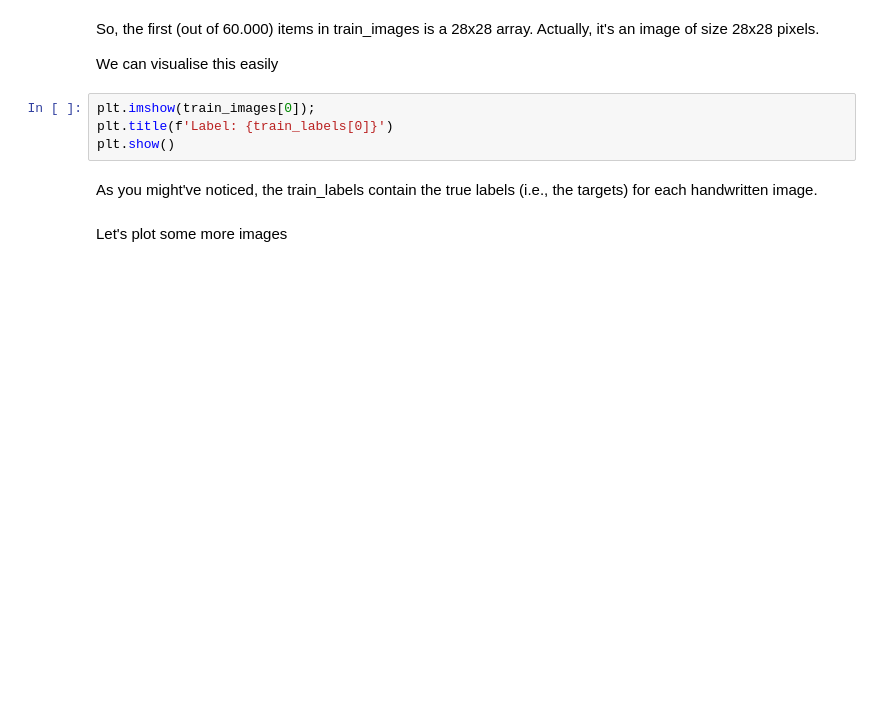
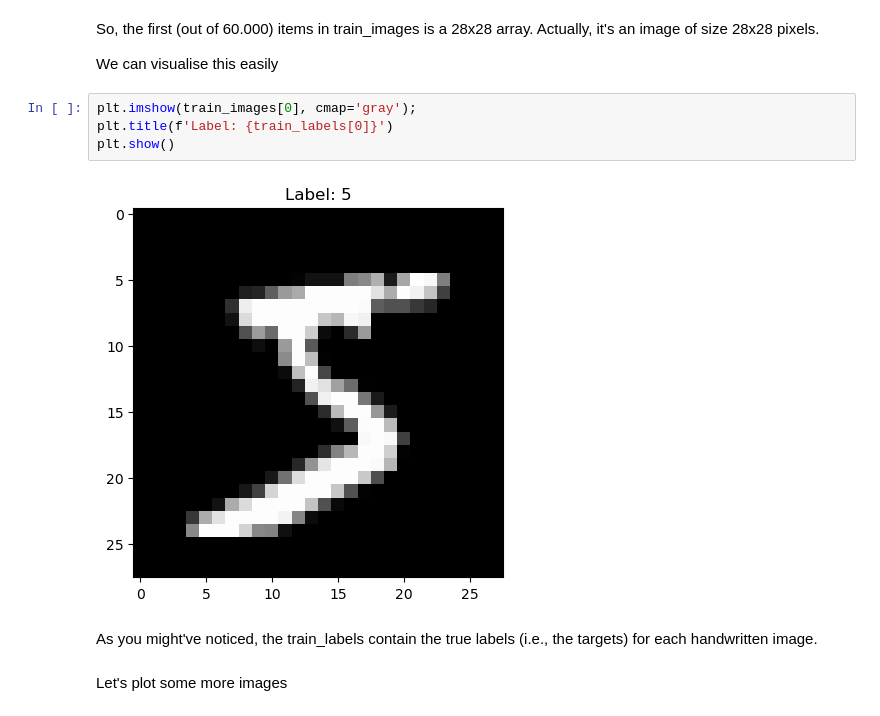
Before and after one commit to aleylani/Machine-Learning, a Jupyter notebook: notebooks/week6_lab03_MNIST.ipynb, the cells around one changed output. Drawn from its saved outputs; the diff is of its cells as text; blank space fills up the shorter version.

```diff
--- a/notebooks/week6_lab03_MNIST.ipynb
+++ b/notebooks/week6_lab03_MNIST.ipynb
@@ -42,9 +53,11 @@ So, the first (out of 60.000) items in train_images is a 28x28 array. Actually,
 
 We can visualise this easily
 # %%
-plt.imshow(train_images[0]);
+plt.imshow(train_images[0], cmap='gray');
 plt.title(f'Label: {train_labels[0]}')
 plt.show()
+# %% [output]
+[figure, added]
 # %% [markdown]
 As you might've noticed, the train_labels contain the true labels (i.e., the targets) for each handwritten image.
 # %% [markdown]
```
Also changed, not shown: parts of 11 cells of this notebook.
